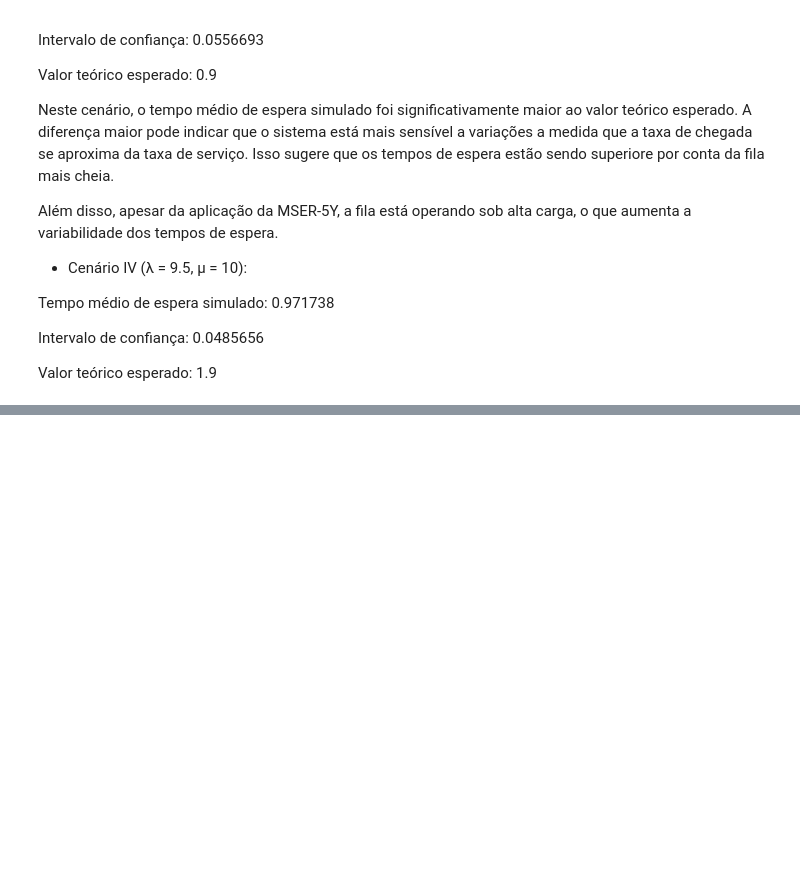
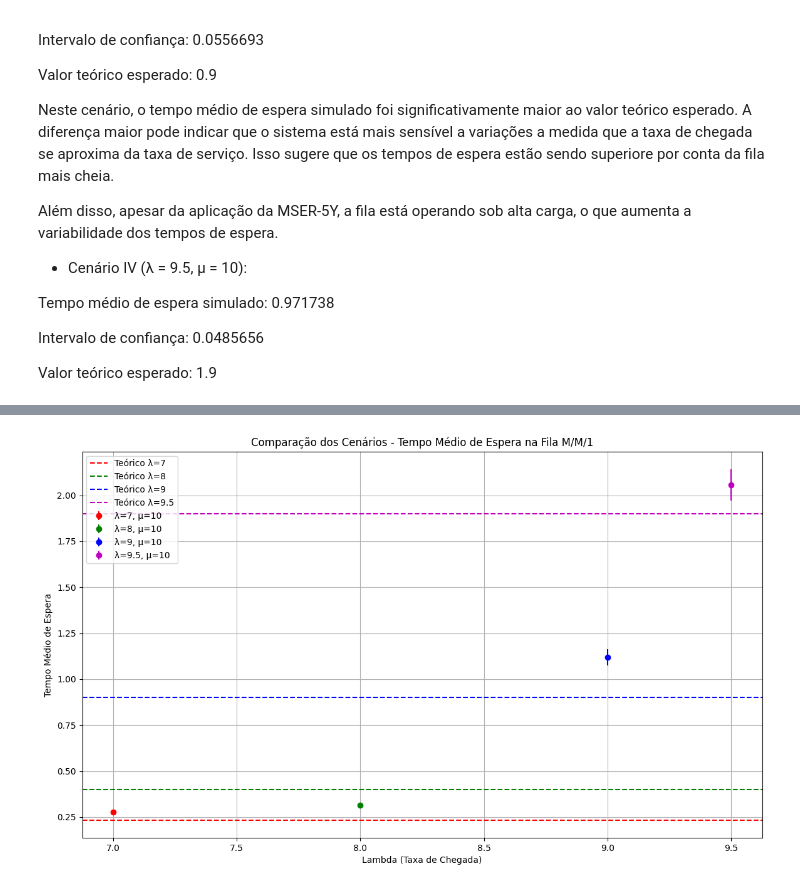
Before and after one commit to mariasald/avd-2024-01, a Jupyter notebook: Atividade_Prática_5_Continuação_O_Problema_do_Transiente.ipynb, the cells around one changed output, grey strips where cells are left out. Saved outputs shown, nothing was run; the diff lists cells and outputs as text; code cells hidden in the pictures; blank space fills up the shorter version.

```diff
--- a/Atividade_Prática_5_Continuação_O_Problema_do_Transiente.ipynb
+++ b/Atividade_Prática_5_Continuação_O_Problema_do_Transiente.ipynb
@@ -470,0 +626,18 @@ Valor teórico esperado: 1.9
+# %%
+plt.figure(figsize=(14, 8))
+
+for i, (lambda_chegada, resultados) in enumerate(resultados_por_cenario):
+    medias_espera = [resultado[1] for resultado in resultados if resultado[0] == 5]
+    intervalos_confianca = [resultado[2] for resultado in resultados if resultado[0] == 5]
+
+    plt.errorbar(lambda_chegada, medias_espera[0], yerr=intervalos_confianca[0], fmt='o', color=colors[i], label=f'λ={lambda_chegada}, μ=10')
+    plt.axhline(y=e_x_teorico[i], color=colors[i], linestyle='--', label=f'Teórico λ={lambda_chegada}')
+
+plt.xlabel('Lambda (Taxa de Chegada)')
+plt.ylabel('Tempo Médio de Espera')
+plt.title('Comparação dos Cenários - Tempo Médio de Espera na Fila M/M/1')
+plt.legend()
+plt.grid(True)
+plt.show()
+# %% [output]
+[figure, added]
```
Also changed, not shown: parts of 27 cells of this notebook.
